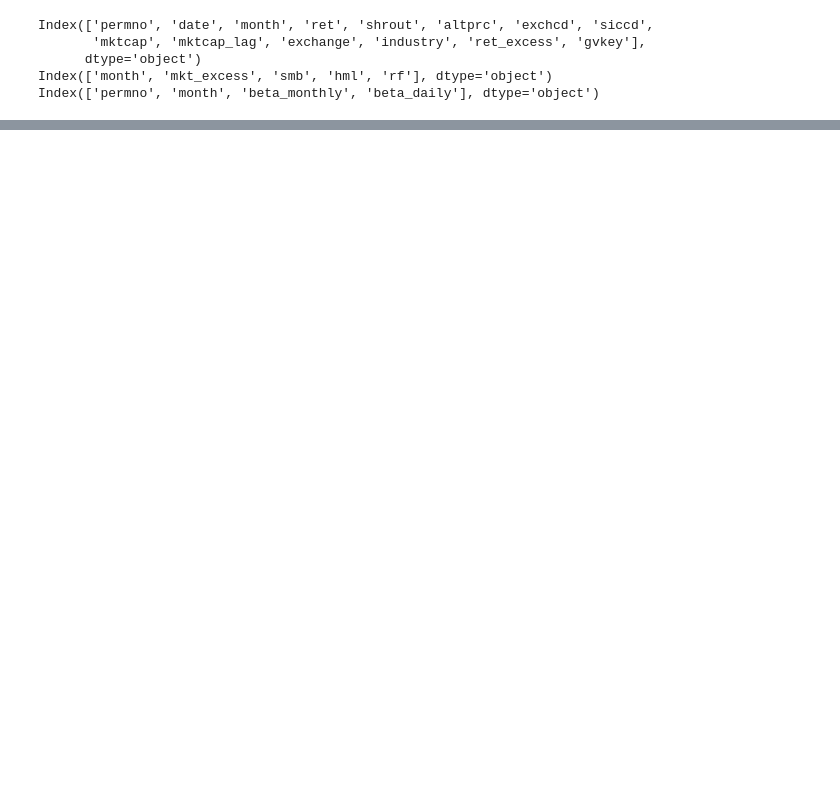
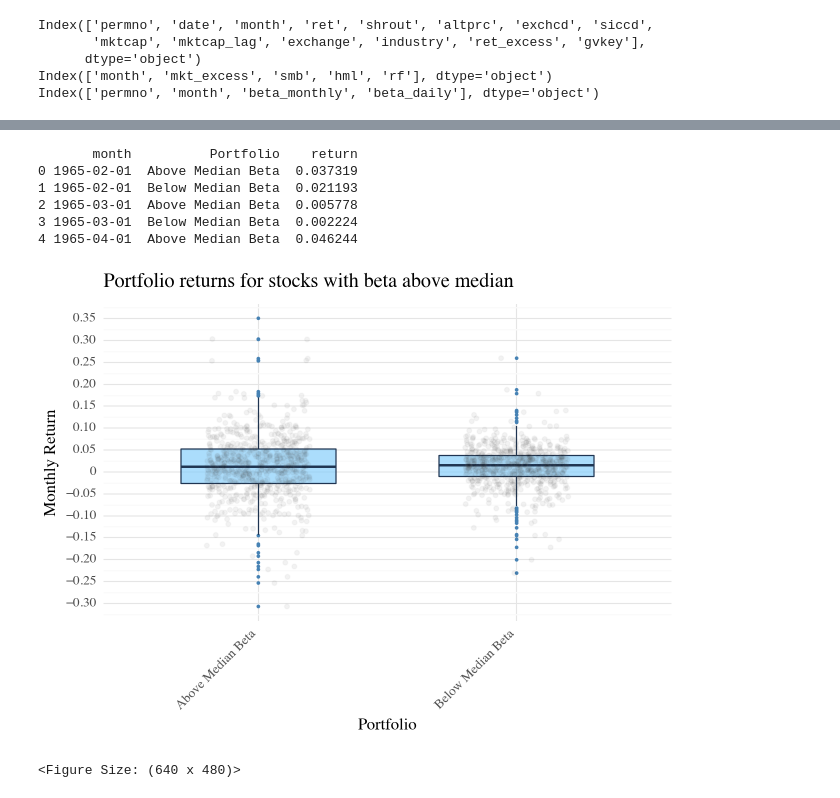
Before and after one commit to AsFyhn/AEF, a Jupyter notebook: Exercises/Univariate Sort/UnivariateSort.ipynb, the cells around one changed output, grey strips where cells are left out. Saved outputs shown, nothing was run; the diff lists cells and outputs as text; code cells hidden in the pictures; blank space fills up the shorter version.

Commit message:
created portfolios based on beta sorts

```diff
--- a/Exercises/Univariate Sort/UnivariateSort.ipynb
+++ b/Exercises/Univariate Sort/UnivariateSort.ipynb
@@ -53,0 +60,9 @@ beta_monthly = (pd.read_sql_query('select * from beta;',con=tidy_finance_python,
+# %%
+# merge crsp and beta on month and permno
+df = pd.merge(crps_monthly, beta_monthly, on=["month",'permno'],how='left')
+# merge with ff3 factors on month
+df = pd.merge(df, ff3_monthly, on=["month"],how='left')
+# drop rows where beta is missing values -- before 1964
+df.dropna(subset=['beta_monthly'], inplace=True)
+# sort by month and permno
+df = df.sort_values(by=['month','permno']).reset_index(drop=True)
@@ -53,0 +125,11 @@ beta_monthly = (pd.read_sql_query('select * from beta;',con=tidy_finance_python,
+# %%
+port_df = (port_df
+           .reset_index(drop=False)
+           .rename(columns={'index':'month'})
+           .assign(month = lambda x: pd.to_datetime(x['month']))
+           .sort_values(by='month')
+           .set_index('month')
+           .assign(portfolio_return_above = lambda x: x['portfolio_return_above'].astype(float),
+                     portfolio_return_below = lambda x: x['portfolio_return_below'].astype(float))
+           )
+print(port_df.describe())
@@ -53,0 +154,57 @@ beta_monthly = (pd.read_sql_query('select * from beta;',con=tidy_finance_python,
+# %%
+# stack the dataframe
+port_df_stack = (port_df
+                 .stack()
+                 .reset_index()
+                 .rename(columns={'level_1':'Portfolio',0:'return'})
+                 .replace({'portfolio_return_above':'Above Median Beta',
+                          'portfolio_return_below':'Below Median Beta'})
+                 )
+print(port_df_stack.head())
+# create a boxplot of the portfolio returns
+(ggplot(port_df_stack.dropna(subset=['return'])) +
+    aes(y='return',x='Portfolio') +
+    geom_boxplot(colour="#1F3552",
+                 fill="lightskyblue",
+                 alpha=0.7, # transparency for the fill
+                 outlier_shape=".", # shape of outlier
+                 outlier_colour="steelblue", # colour of outlier
+                 width=0.6
+                 ) +
+    geom_jitter(
+        colour="grey",
+        fill="black",
+        width=.2,
+        alpha=.05,
+    ) +
+    theme_minimal(
+        base_size=12,
+        base_family='serif',
+    ) +
+    # theme_bw() +
+    # + theme(
+    #     axis_line=element_line(size=1, colour="black"),
+    #     panel_grid_major=element_line(colour="#d3d3d3"),
+    #     panel_grid_minor=element_blank(),
+    #     panel_border=element_blank(),
+    #     panel_background=element_blank(),
+    #     plot_title=element_text(size=15, family="Tahoma",
+    #                             face="bold"),
+    #     text=element_text(family="Tahoma", size=11),
+    #     axis_text_x=element_text(colour="black", size=10),
+    #     axis_text_y=element_text(colour="black", size=10),
+    # )
+    #if prefer to create own theme
+    labs(title='Portfolio returns for stocks with beta above median', x='Portfolio', y='Monthly Return') +
+    scale_y_continuous(breaks=np.arange(-0.45, 0.401, 0.05), limits=[port_df_stack['return'].min(), port_df_stack['return'].max()]) +
+    theme(axis_text_x=element_text(angle=45, hjust=1))
+    )
+# %% [output]
+       month          Portfolio    return
+0 1965-02-01  Above Median Beta  0.037319
+1 1965-02-01  Below Median Beta  0.021193
+2 1965-03-01  Above Median Beta  0.005778
+3 1965-03-01  Below Median Beta  0.002224
+4 1965-04-01  Above Median Beta  0.046244
+[figure, added]
+<Figure Size: (640 x 480)>
```
Also changed, not shown: parts of 14 cells of this notebook.
